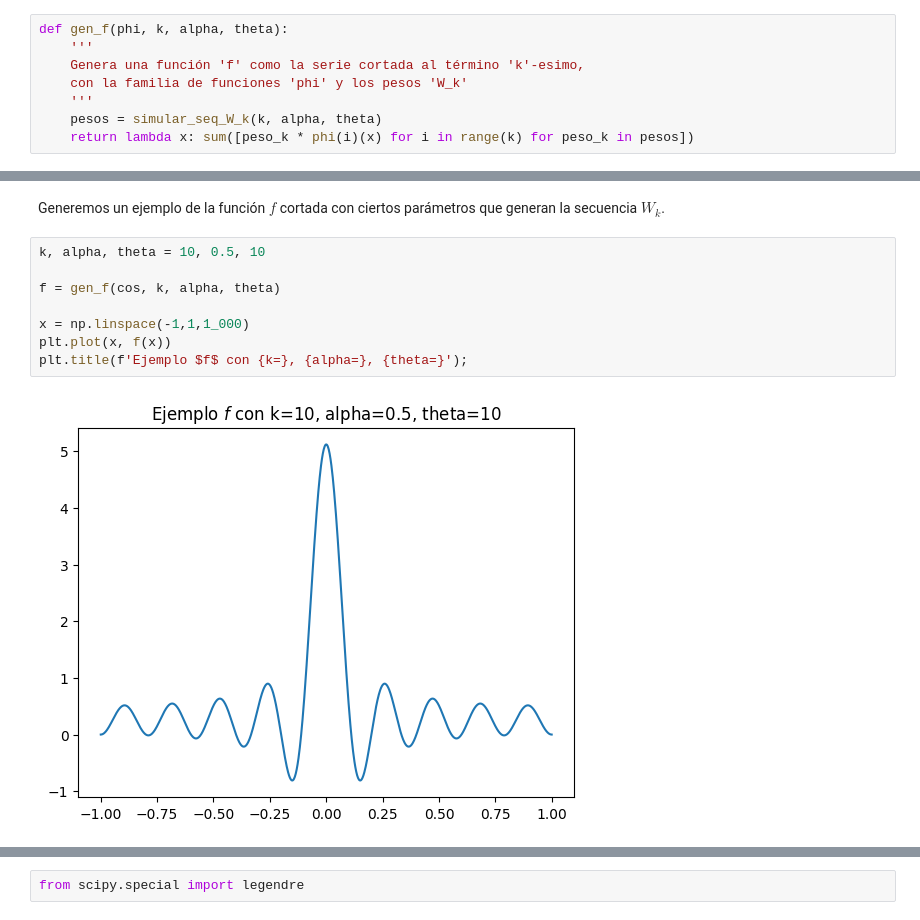
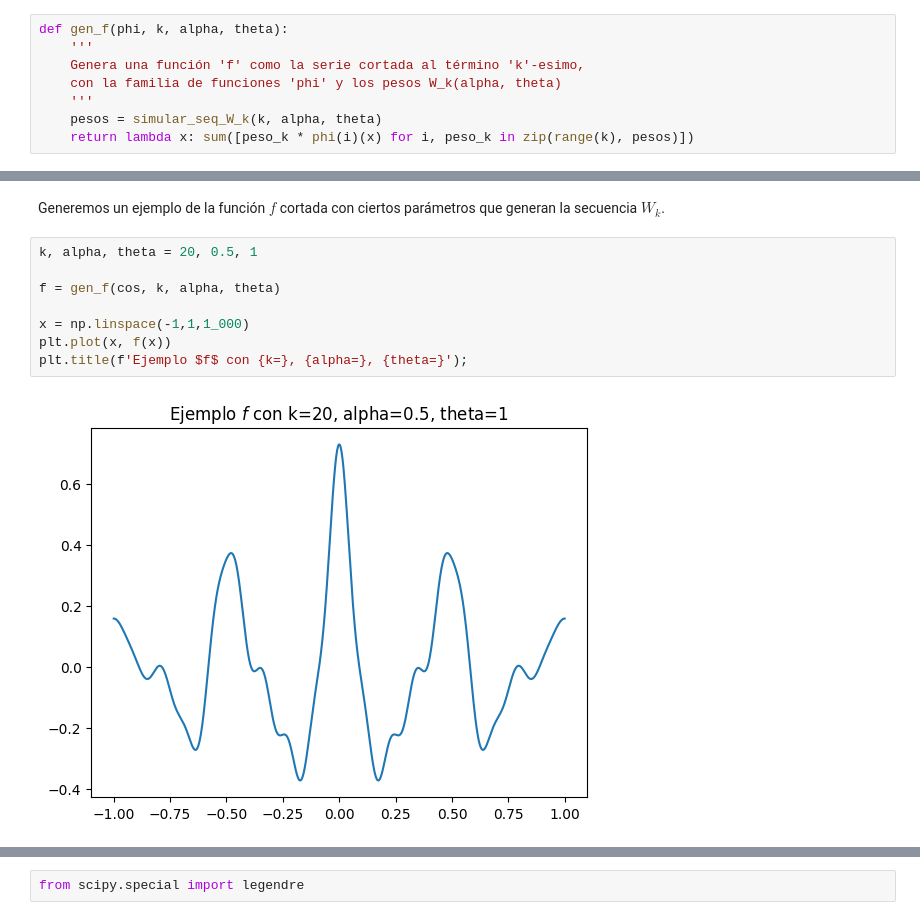
Before and after one commit to AlejandroVillazonG/MAT468, a Jupyter notebook: certamen/P3/P3_b.ipynb, the cells around one changed output, grey strips where cells are left out. Saved outputs shown, nothing was run; the diff lists cells and outputs as text.

```diff
--- a/certamen/P3/P3_b.ipynb
+++ b/certamen/P3/P3_b.ipynb
@@ -28,8 +28,8 @@ Definimos funciones auxiliares:
 def gen_f(phi, k, alpha, theta):
     '''
     Genera una función 'f' como la serie cortada al término 'k'-esimo,
-    con la familia de funciones 'phi' y los pesos 'W_k'
+    con la familia de funciones 'phi' y los pesos W_k(alpha, theta)
     '''
     pesos = simular_seq_W_k(k, alpha, theta)
-    return lambda x: sum([peso_k * phi(i)(x) for i in range(k) for peso_k in pesos])
+    return lambda x: sum([peso_k * phi(i)(x) for i, peso_k in zip(range(k), pesos)])
 # %% [markdown]
@@ -49,12 +49,12 @@ plt.title('Algunas funciones de la base');
 # %% [markdown]
 Generemos un ejemplo de la función $f$ cortada con ciertos parámetros que generan la secuencia $W_k$.
 # %%
-k, alpha, theta = 10, 0.5, 10
+k, alpha, theta = 20, 0.5, 1
 
 f = gen_f(cos, k, alpha, theta)
 
 x = np.linspace(-1,1,1_000)
 plt.plot(x, f(x))
 plt.title(f'Ejemplo $f$ con {k=}, {alpha=}, {theta=}');
 # %% [output]
-[figure, old version]
+[figure, new version]
```
Also changed, not shown: parts of 16 cells of this notebook.
